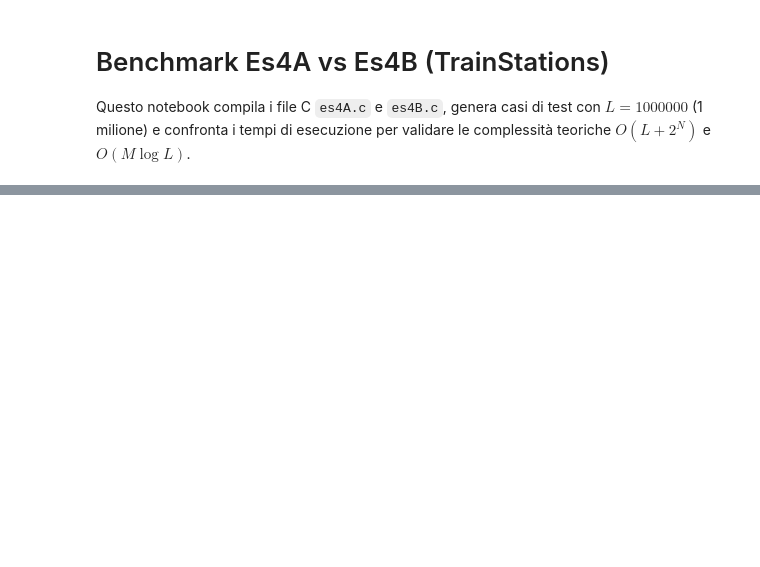
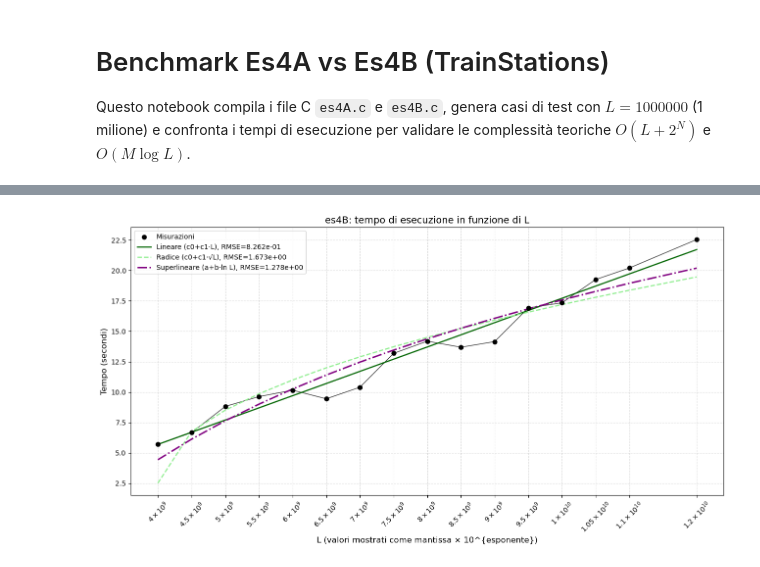
Before and after one commit to Mattex125/Algoritmi-ProblemSolving, a Jupyter notebook: es4/grafici4.ipynb, the cells around one changed output, grey strips where cells are left out. Cells and saved outputs as stored; diff of their text form; code cells hidden in the pictures; blank space fills up the shorter version.

```diff
--- a/es4/grafici4.ipynb
+++ b/es4/grafici4.ipynb
@@ -253,0 +199,94 @@ plt.show()
+# %%
+# Grafico: prende la lista 'results' e crea il plot separatamente
+import matplotlib.pyplot as plt
+import matplotlib.ticker as mticker
+import numpy as np
+from matplotlib.ticker import FuncFormatter
+
+plot_L = np.array([l for l, t in results])
+plot_times = np.array([t for _, t in results])
+
+# Ordina per L crescente (richiesto dai modelli)
+sort_idx = np.argsort(plot_L)
+plot_L = plot_L[sort_idx]
+plot_times = plot_times[sort_idx]
+
+plt.figure(figsize=(13, 7))
+# Dati misurati: nero (punti + linea) - aspetto da scienziato
+plt.scatter(plot_L, plot_times, s=40, color='black', zorder=3, label='Misurazioni')
+plt.plot(plot_L, plot_times, color='black', alpha=0.8, linewidth=1, zorder=2)
+
+# FIT LEAST SQUARES PER TUTTI I MODELLI
+
+# Lineare: c0 + c1*L
+if plot_L.size > 0:
+    coeffs_lin = np.polyfit(plot_L, plot_times, 1)
+    c1_lin = coeffs_lin[0]
+    c0_lin = coeffs_lin[1]
+    lin_model = c0_lin + c1_lin * plot_L
+    rmse_lin = np.sqrt(np.mean((plot_times - lin_model)**2))
+else:
+    lin_model = np.array([])
+    rmse_lin = np.nan
+    c0_lin = 0.0
+    c1_lin = 0.0
+
+# Curva chiara: fit a radice su L normalizzato, più naturale della vecchia parabola
+if plot_L.size > 0:
+    L_norm = (plot_L - plot_L.min()) / (plot_L.max() - plot_L.min())
+    sqrt_feature = np.sqrt(L_norm)
+    coeffs_root = np.polyfit(sqrt_feature, plot_times, 1)
+    c1_root = coeffs_root[0]
+    c0_root = coeffs_root[1]
+    root_model = c0_root + c1_root * sqrt_feature
+    rmse_root = np.sqrt(np.mean((plot_times - root_model)**2))
+else:
+    root_model = np.array([])
+    rmse_root = np.nan
+    c0_root = 0.0
+    c1_root = 0.0
+
+# Superlineare: a + b*ln(L)
+logL = np.log(plot_L)
+if plot_L.size > 0:
+    coeffs_sup = np.polyfit(logL, plot_times, 1)
+    b_opt = coeffs_sup[0]
+    a_opt = coeffs_sup[1]
+    super_model = a_opt + b_opt * logL
+    rmse_super = np.sqrt(np.mean((plot_times - super_model)**2))
+else:
+    super_model = np.array([])
+    rmse_super = np.nan
+    a_opt = 0.0
+    b_opt = 0.0
+
+# Traccia i modelli con i colori richiesti, TUTTI con RMSE
+plt.plot(plot_L, lin_model, color='darkgreen', linestyle='-', linewidth=1.8, label=f'Lineare (c0+c1·L), RMSE={rmse_lin:.3e}')
+plt.plot(plot_L, root_model, color='#90ee90', linestyle='--', linewidth=1.8, label=f'Radice (c0+c1·√L), RMSE={rmse_root:.3e}')
+plt.plot(plot_L, super_model, color='purple', linestyle='-.', linewidth=2.2, label=f'Superlineare (a+b·ln L), RMSE={rmse_super:.3e}')
+
+# Formatta i tick sull'asse x in notazione scientifica dettagliata (mantissa × 10^{esponente})
+ax = plt.gca()
+ax.set_xticks(plot_L)
+def sci_formatter(x, pos):
+    if x == 0:
+        return '0'
+    s = f'{x:.2e}'
+    mant, exp = s.split('e')
+    mant_f = float(mant)
+    exp_i = int(exp)
+    mant_s = ('{:.0f}'.format(mant_f) if mant_f.is_integer() else ('{:.2f}'.format(mant_f)).rstrip('0').rstrip('.'))
+    return rf'${mant_s}\times10^{{{exp_i}}}$'
+ax.xaxis.set_major_formatter(FuncFormatter(sci_formatter))
+
+# Grafica finale: etichette, legenda e stile da 'paper scientifico'
+plt.title('es4B: tempo di esecuzione in funzione di L', fontsize=14)
+plt.xlabel('L (valori mostrati come mantissa × 10^{esponente})', fontsize=12)
+plt.ylabel('Tempo (secondi)', fontsize=12)
+plt.legend(fontsize=10)
+plt.xticks(rotation=45)
+plt.grid(True, which='both', ls='--', alpha=0.4)
+plt.tight_layout()
+plt.show()
+# %% [output]
+[figure, added]
```
Also changed, not shown: parts of 5 cells of this notebook, 5 other files.
